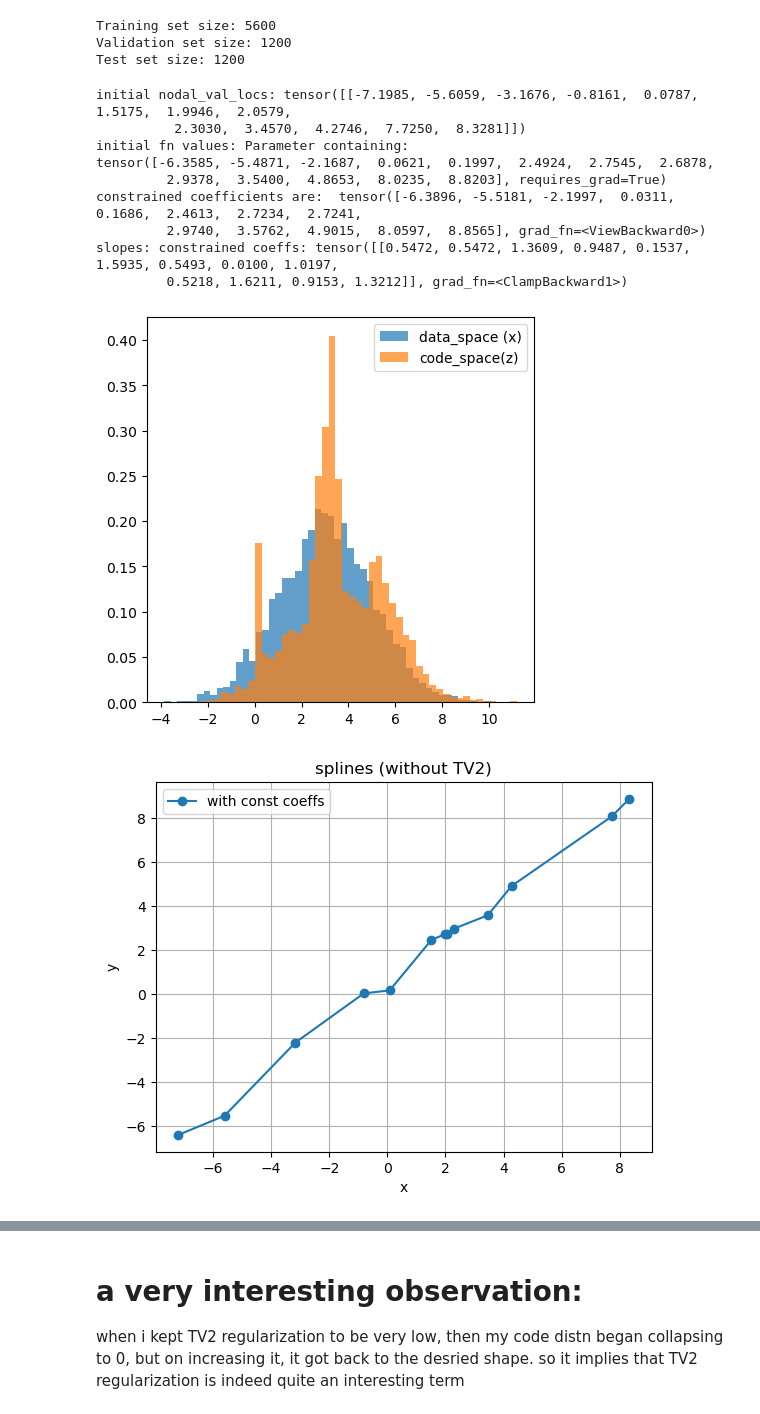
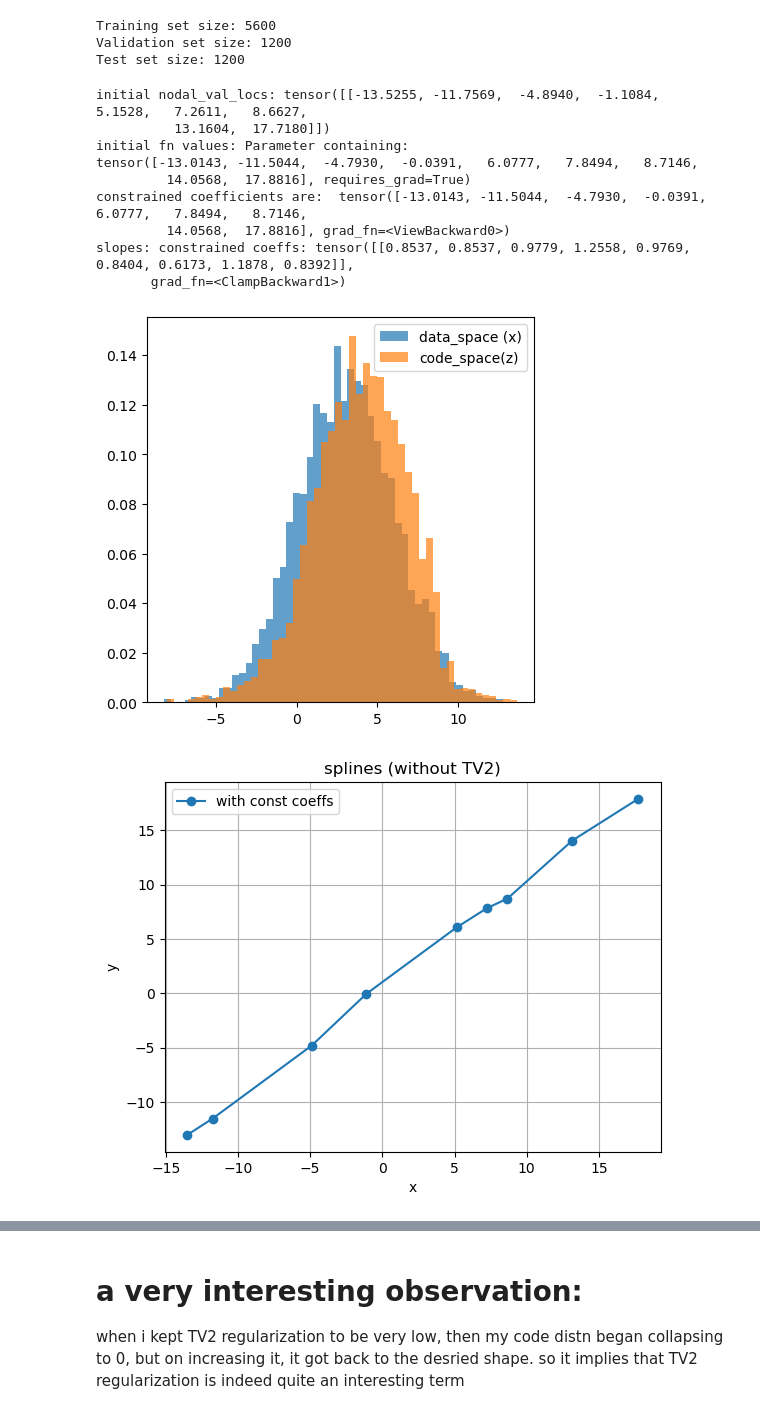
Before and after one commit to neelkanthrawat/Lipschitz_DSNN, a Jupyter notebook: with_TV2_regul.ipynb, the cells around one changed output, grey strips where cells are left out. Cells and saved outputs as stored; diff of their text form; code cells hidden in the pictures.

```diff
--- a/with_TV2_regul.ipynb
+++ b/with_TV2_regul.ipynb
@@ -93,7 +93,7 @@ def create_dataloaders(train_data, val_data, test_data, batch_size=32):
 
 
 mean = 3.0#2
-std_dev = 2.0
+std_dev = 3.0
 total_samples = 8000#50000
 
 train_data, val_data, test_data = generate_gaussian_data(mean, std_dev, total_samples)
@@ -555,7 +555,7 @@ def generate_unequally_spaced_sorted_numbers(start_val, end_val, N):
 
     return scaled_values
 # %%
-SIZE=13;RANGE=11; START_VAL=-6; END_VAL=11
+SIZE=9;RANGE=20; START_VAL=-6; END_VAL=11
 GRID_VALS= generate_unequally_spaced_sorted_numbers(start_val=START_VAL,end_val=END_VAL,N=SIZE)
 model2 = LinearSplineSlopeConstrained(
                 mode='fc',
@@ -563,43 +563,43 @@ model2 = LinearSplineSlopeConstrained(
                 size=SIZE,# number of knots is size -2
                 range_=RANGE,
                 #grid_values=GRID_VALS,
                 # grid_values=torch.tensor([-2.9132, -1.,  1.8,  2.1882,  2.9779]),
                 init="random",#"maxmin",# what if I try relu activation function?
                 smin=0.01,
                 smax=3,
                 slope_constrained=1
 ) # slopes of splines is 1, obviously
 
 print("constrained coefficients are: ",model2.slope_constrained_coefficients_vect)
 print(f"slopes: constrained coeffs: {model2.slopes_tensor(for_projected_coeffs=1)}")
 # visualise the code space before the training
 input_tensor = torch.tensor(train_data)
 output_tensor2=model2(input_tensor)
 plot_multiple_histogram([input_tensor.numpy(), output_tensor2.detach().numpy()
                         ],
                         labels_list=["data_space (x)","code_space(z)"])
 
 x2pos, y2pos = model2.nodal_val_loc_tensor.detach().numpy(), model2.slope_constrained_coefficients_vect.detach().numpy()
     # Add labels, title, and grid
     # plt.figure(figsize=(8,8))
 plt.figure()
 plot_with_annotations(x2pos[0][:], y2pos[:],
                     title="splines (without TV2)", xlabel="x", ylabel="y",
                     annotate=0)
 plt.legend()
 plt.show()
 # %% [output]
-initial nodal_val_locs: tensor([[-7.1985, -5.6059, -3.1676, -0.8161,  0.0787,  1.5175,  1.9946,  2.0579,
-          2.3030,  3.4570,  4.2746,  7.7250,  8.3281]])
+initial nodal_val_locs: tensor([[-13.5255, -11.7569,  -4.8940,  -1.1084,   5.1528,   7.2611,   8.6627,
+          13.1604,  17.7180]])
 initial fn values: Parameter containing:
-tensor([-6.3585, -5.4871, -2.1687,  0.0621,  0.1997,  2.4924,  2.7545,  2.6878,
-         2.9378,  3.5400,  4.8653,  8.0235,  8.8203], requires_grad=True)
-constrained coefficients are:  tensor([-6.3896, -5.5181, -2.1997,  0.0311,  0.1686,  2.4613,  2.7234,  2.7241,
-         2.9740,  3.5762,  4.9015,  8.0597,  8.8565], grad_fn=<ViewBackward0>)
-slopes: constrained coeffs: tensor([[0.5472, 0.5472, 1.3609, 0.9487, 0.1537, 1.5935, 0.5493, 0.0100, 1.0197,
-         0.5218, 1.6211, 0.9153, 1.3212]], grad_fn=<ClampBackward1>)
+tensor([-13.0143, -11.5044,  -4.7930,  -0.0391,   6.0777,   7.8494,   8.7146,
+         14.0568,  17.8816], requires_grad=True)
+constrained coefficients are:  tensor([-13.0143, -11.5044,  -4.7930,  -0.0391,   6.0777,   7.8494,   8.7146,
+         14.0568,  17.8816], grad_fn=<ViewBackward0>)
+slopes: constrained coeffs: tensor([[0.8537, 0.8537, 0.9779, 1.2558, 0.9769, 0.8404, 0.6173, 1.1878, 0.8392]],
+       grad_fn=<ClampBackward1>)
-[figure, old version]
+[figure, new version]
-[figure, old version]
+[figure, new version]
 # %%
 # training 100 rounds with low tv2 regularization
 train_loss2, val_loss2, epoch_wise_param_list,coeffs_unconstrained_evol2, coeffs_const_evol2 = train_and_evaluate(
```
Also changed, not shown: parts of 4 cells of this notebook.
